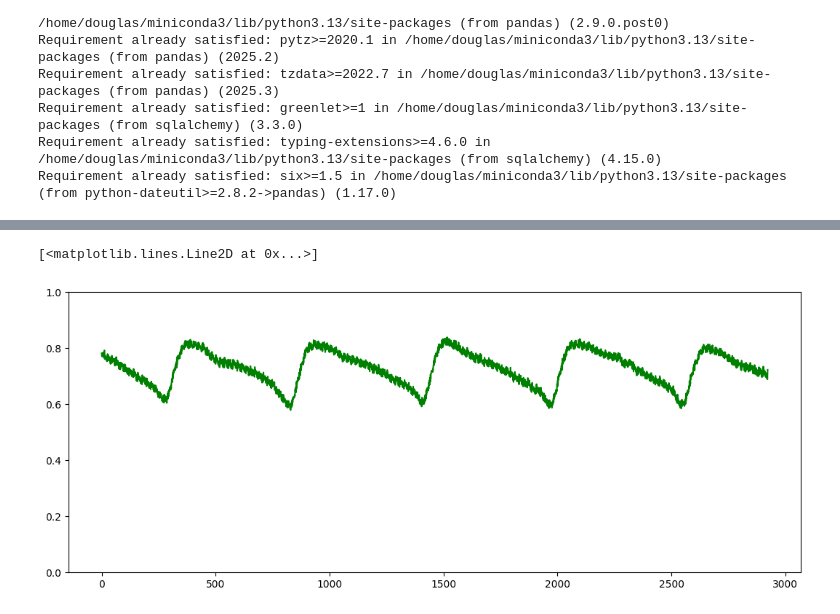
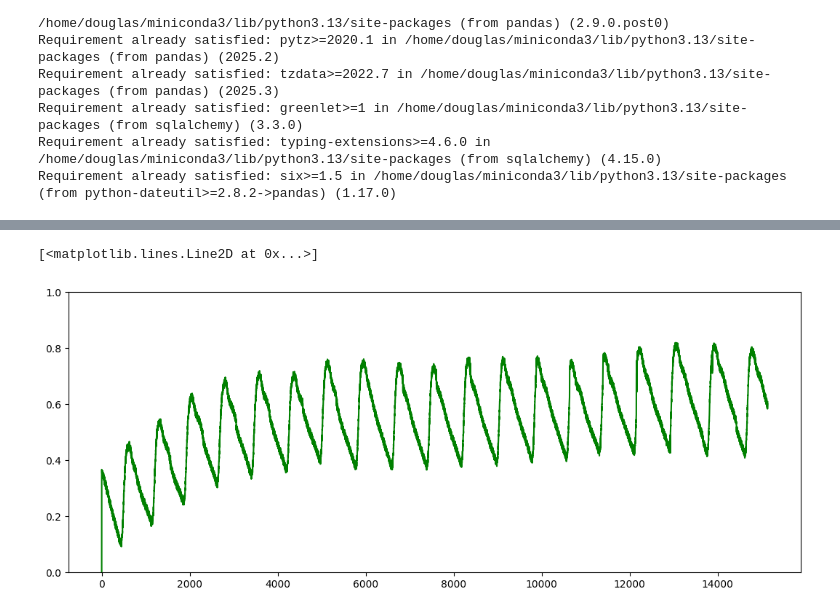
Before and after one commit to douglasfreitas-data/pulse-analytics, a Jupyter notebook: analytics/tratamento.ipynb, the cells around one changed output, grey strips where cells are left out. Drawn from its saved outputs; the diff is of its cells as text; code cells hidden in the pictures.

```diff
--- a/analytics/tratamento.ipynb
+++ b/analytics/tratamento.ipynb
@@ -111,15 +111,15 @@ red_invertido = np.max(red_norm) - red_norm
 # %%
 # 2. Cria o gráfico
 plt.figure(figsize=(13, 5))
 
 
 # Ajuste da escala (Como você tem dois sinais, talvez precise ampliar o range)
 plt.ylim(0,1)
 
 
 # 2. Agora o Plot
-plt.plot(ir_invertido[7577:10500], color='green', label='IR Normalizado')
+plt.plot(ir_invertido[:15140], color='green', label='IR Normalizado')
 #plt.plot(red_invertido[7580:], color='red', label='RED Normalizado')
 # %% [output]
 [<matplotlib.lines.Line2D at 0x...>]
-[figure, old version]
+[figure, new version]
```
Also changed, not shown: parts of 2 cells of this notebook, 10 other files.
